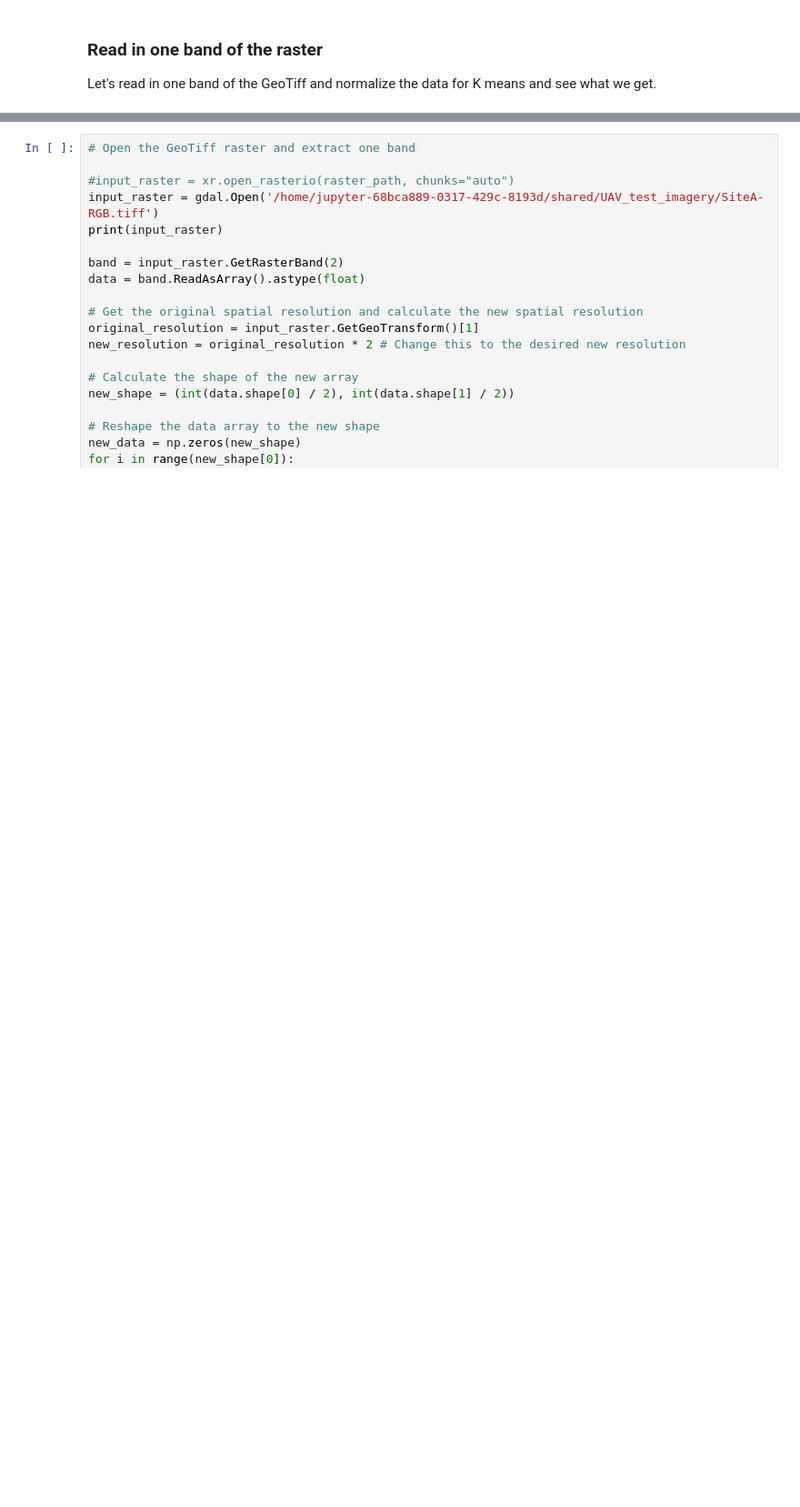
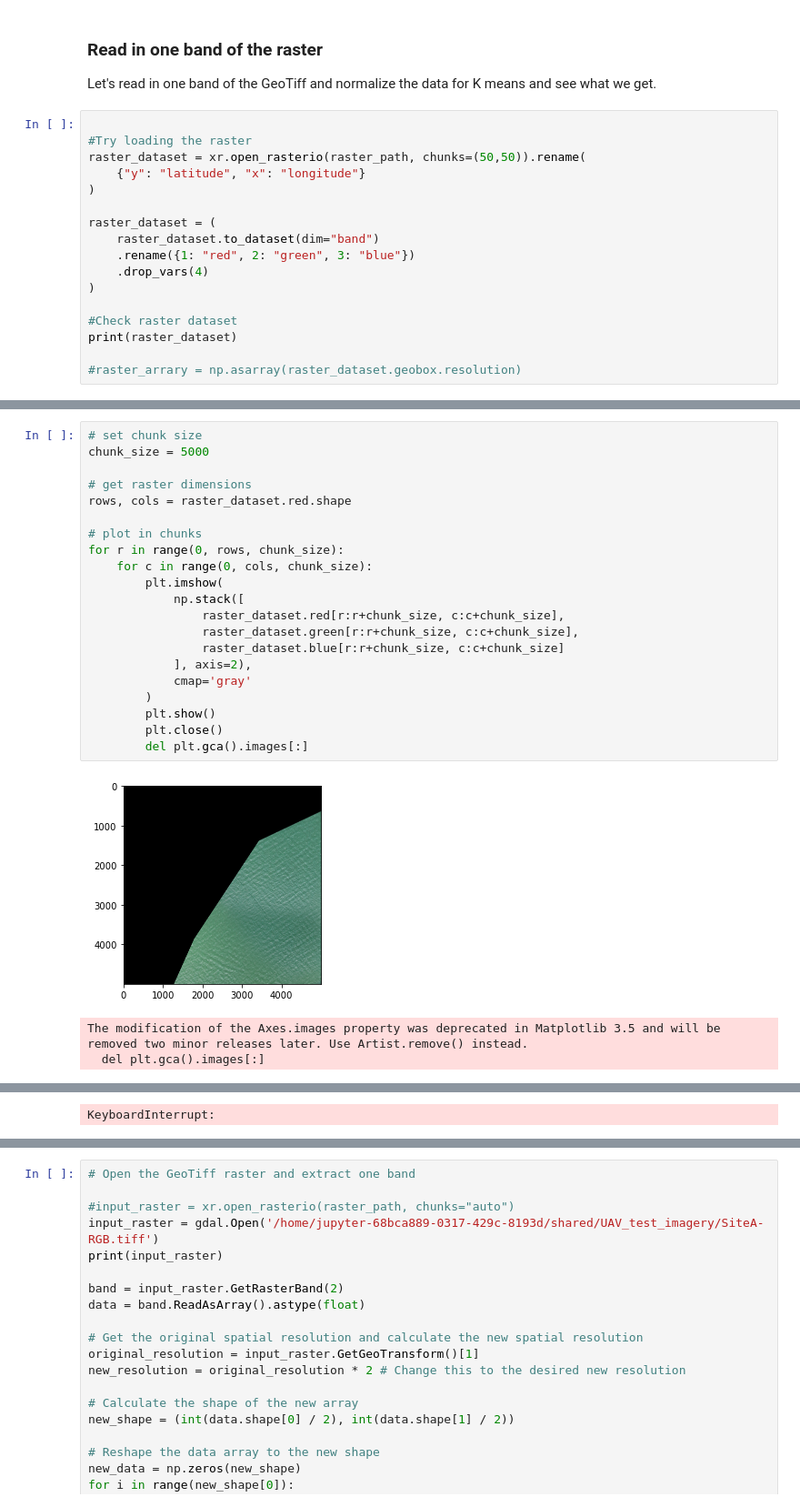
Before and after one commit to ODU-GeoSEA/va-datacube, a Jupyter notebook: real_world_examples/UAV_floodFeature.ipynb, the cells around one changed output, grey strips where cells are left out. Shown at 91% size. Saved outputs shown, nothing was run; the diff lists cells and outputs as text; blank space fills up the shorter version.

Commit message:
Was able to plot in chunks, but ultimately need to plot as all one image

```diff
--- a/real_world_examples/UAV_floodFeature.ipynb
+++ b/real_world_examples/UAV_floodFeature.ipynb
@@ -109,3 +104,20 @@ Use markdown text for detailed, descriptive text explaining what the code below
 ### Read in one band of the raster
 
 Let's read in one band of the GeoTiff and normalize the data for K means and see what we get.
+# %%
+
+#Try loading the raster
+raster_dataset = xr.open_rasterio(raster_path, chunks=(50,50)).rename(
+    {"y": "latitude", "x": "longitude"}
+)
+
+raster_dataset = (
+    raster_dataset.to_dataset(dim="band")
+    .rename({1: "red", 2: "green", 3: "blue"})
+    .drop_vars(4)
+)
+
+#Check raster dataset
+print(raster_dataset)
+
+#raster_arrary = np.asarray(raster_dataset.geobox.resolution)
@@ -111,0 +144,25 @@ Let's read in one band of the GeoTiff and normalize the data for K means and see
+# %%
+# set chunk size
+chunk_size = 5000
+
+# get raster dimensions
+rows, cols = raster_dataset.red.shape
+
+# plot in chunks
+for r in range(0, rows, chunk_size):
+    for c in range(0, cols, chunk_size):
+        plt.imshow(
+            np.stack([
+                raster_dataset.red[r:r+chunk_size, c:c+chunk_size],
+                raster_dataset.green[r:r+chunk_size, c:c+chunk_size],
+                raster_dataset.blue[r:r+chunk_size, c:c+chunk_size]
+            ], axis=2),
+            cmap='gray'
+        )
+        plt.show()
+        plt.close()
+        del plt.gca().images[:]
+# %% [output]
+[figure, added]
+The modification of the Axes.images property was deprecated in Matplotlib 3.5 and will be removed two minor releases later. Use Artist.remove() instead.
+  del plt.gca().images[:]
@@ -111,0 +177 @@ Let's read in one band of the GeoTiff and normalize the data for K means and see
+KeyboardInterrupt:
```
Also changed, not shown: parts of 6 cells of this notebook, 1 other file.
